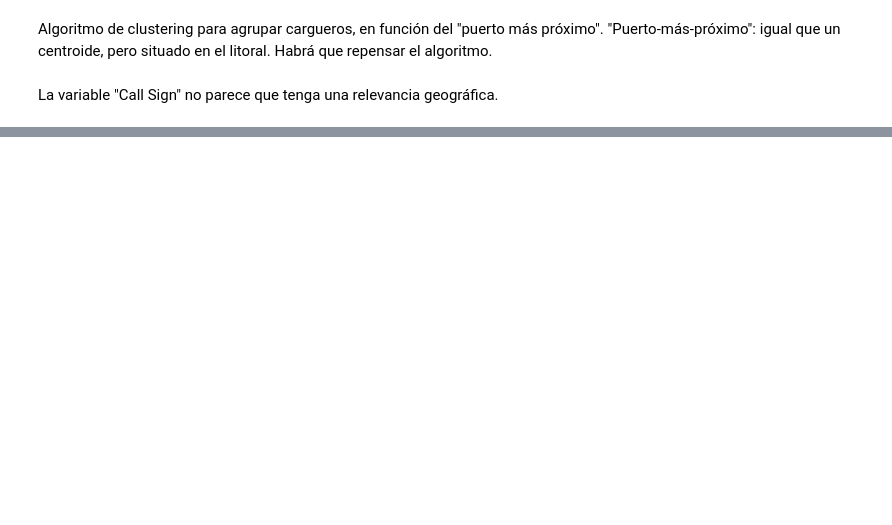
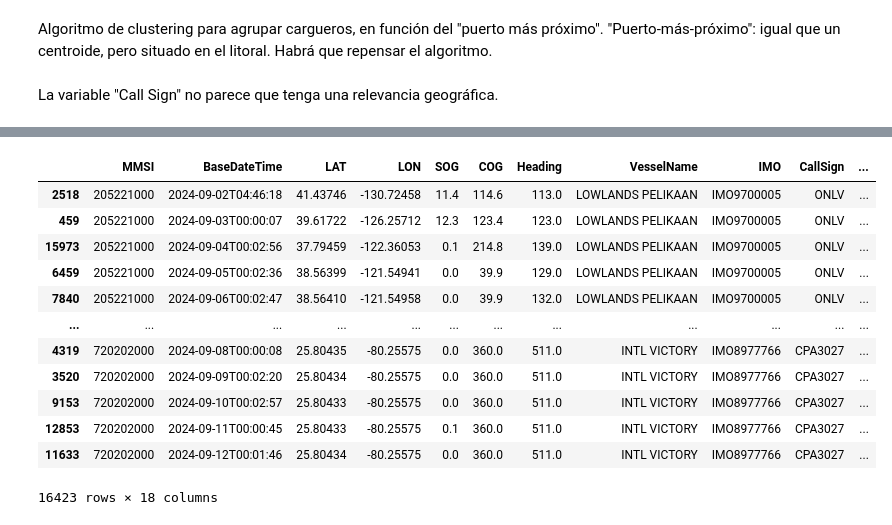
Before and after one commit to GonzaloLopezS/TFM_AFI_2025, a Jupyter notebook: AAA_code/ports_USA_EDA.ipynb, the cells around one changed output, grey strips where cells are left out. Drawn from its saved outputs; the diff is of its cells as text; code cells hidden in the pictures; blank space fills up the shorter version.

```diff
--- a/AAA_code/ports_USA_EDA.ipynb
+++ b/AAA_code/ports_USA_EDA.ipynb
@@ -238,0 +130,24 @@ fig.show()
+# %%
+cargo_september_df = cargo_september_df.drop(columns='Cargo')
+cargo_september_df['size'] = cargo_september_df['Length']*cargo_september_df['Width']*cargo_september_df['Draft']
+size_array = cargo_september_df['size'].values.reshape(-1, 1)
+
+scaler = MinMaxScaler(feature_range=(2,20))
+scaler.fit(size_array)
+cargo_september_df['size_scaled'] = scaler.transform(size_array)
+# %%
+cargo_september_df.sort_values(by=["MMSI","BaseDateTime"])
+# %% [output]
+|  | MMSI | BaseDateTime | LAT | LON | SOG | COG | Heading | VesselName | IMO | CallSign | ... |
+| 2518 | 205221000 | 2024-09-02T04:46:18 | 41.43746 | -130.72458 | 11.4 | 114.6 | 113.0 | LOWLANDS PELIKAAN | IMO9700005 | ONLV | ... |
+| 459 | 205221000 | 2024-09-03T00:00:07 | 39.61722 | -126.25712 | 12.3 | 123.4 | 123.0 | LOWLANDS PELIKAAN | IMO9700005 | ONLV | ... |
+| 15973 | 205221000 | 2024-09-04T00:02:56 | 37.79459 | -122.36053 | 0.1 | 214.8 | 139.0 | LOWLANDS PELIKAAN | IMO9700005 | ONLV | ... |
+| 6459 | 205221000 | 2024-09-05T00:02:36 | 38.56399 | -121.54941 | 0.0 | 39.9 | 129.0 | LOWLANDS PELIKAAN | IMO9700005 | ONLV | ... |
+| 7840 | 205221000 | 2024-09-06T00:02:47 | 38.56410 | -121.54958 | 0.0 | 39.9 | 132.0 | LOWLANDS PELIKAAN | IMO9700005 | ONLV | ... |
+| ... | ... | ... | ... | ... | ... | ... | ... | ... | ... | ... | ... |
+| 4319 | 720202000 | 2024-09-08T00:00:08 | 25.80435 | -80.25575 | 0.0 | 360.0 | 511.0 | INTL VICTORY | IMO8977766 | CPA3027 | ... |
+| 3520 | 720202000 | 2024-09-09T00:02:20 | 25.80434 | -80.25575 | 0.0 | 360.0 | 511.0 | INTL VICTORY | IMO8977766 | CPA3027 | ... |
+| 9153 | 720202000 | 2024-09-10T00:02:57 | 25.80433 | -80.25575 | 0.0 | 360.0 | 511.0 | INTL VICTORY | IMO8977766 | CPA3027 | ... |
+| 12853 | 720202000 | 2024-09-11T00:00:45 | 25.80433 | -80.25575 | 0.1 | 360.0 | 511.0 | INTL VICTORY | IMO8977766 | CPA3027 | ... |
+| 11633 | 720202000 | 2024-09-12T00:01:46 | 25.80434 | -80.25575 | 0.0 | 360.0 | 511.0 | INTL VICTORY | IMO8977766 | CPA3027 | ... |
+16423 rows × 18 columns
```
Also changed, not shown: parts of 41 cells of this notebook, 6 other files.
